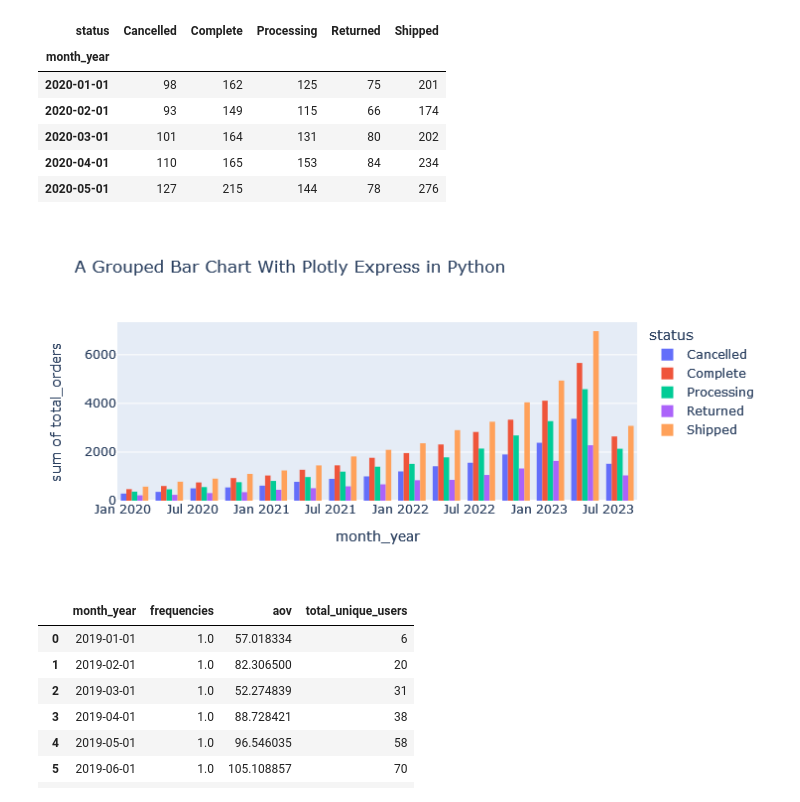
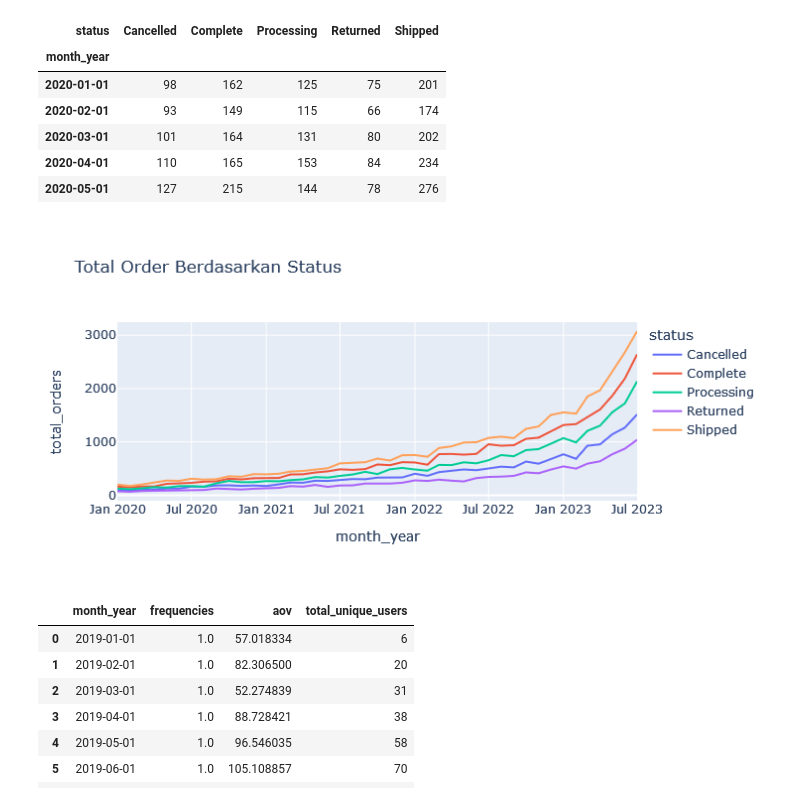
Before and after one commit to dsciencelabs/JNE_Data_Analytics_PySQL, a Jupyter notebook: jupyterlab/05_py_postgresql.ipynb, the cells around one changed output. Cells and saved outputs as stored; diff of their text form; code cells hidden in the pictures.

```diff
--- a/jupyterlab/05_py_postgresql.ipynb
+++ b/jupyterlab/05_py_postgresql.ipynb
@@ -108,23 +114,22 @@ import pandas as pd
 from sqlalchemy import create_engine
 import psycopg2
 from sqlalchemy import text
-engine = create_engine('postgresql://postgres:2023@localhost:5432/thelook_ecommerce')
+engine = create_engine('postgresql://postgres:123@localhost:5432/jne_db')
 # ...
 
-with engine.begin() as conn:
-    query = text("""SELECT
-  date_trunc('MONTH', created_at) AS Month_Year
-  , status
-  , COUNT(DISTINCT user_id) as total_unique_users
-  , COUNT(DISTINCT order_id) as total_orders
-  , SUM(sale_price) as total_sale_price
-FROM order_items
-WHERE
-  DATE(created_at) BETWEEN '2020-01-01' AND '2023-07-31'
-GROUP BY 1,2
-ORDER BY 1,2""")
-    df = pd.read_sql_query(query, conn)
+query = '''SELECT date_trunc('MONTH', created_at) AS Month_Year,
+           status,
+           COUNT(DISTINCT user_id) as total_unique_users,
+           COUNT(DISTINCT order_id) as total_orders,
+           SUM(sale_price) as total_sale_price
+            FROM order_items
+              WHERE
+              DATE(created_at) BETWEEN '2020-01-01' AND '2023-07-31'
+              GROUP BY 1,2
+              ORDER BY 1,2
+        '''
 
+df = pd.read_sql(query, engine)
 df
 # %% [output]
 |  | month_year | status | total_unique_users | total_orders | total_sale_price |
@@ -154,14 +159,13 @@ crosstb.head(5)
 # %%
 import matplotlib.pyplot as plt
 import plotly.express as px
-fig = px.histogram(df, x="month_year", color="status",
+fig = px.line(df, x="month_year", color="status",
              y='total_orders',
-             title="A Grouped Bar Chart With Plotly Express in Python",
-             barmode='group',
+             title="Total Order Berdasarkan Status",
              height=200
             )
 
 fig.show()
 # %% [output]
-[figure, old version]
+[figure, new version]
 # %%
```
Also changed, not shown: parts of 19 cells of this notebook, 16 other files.
